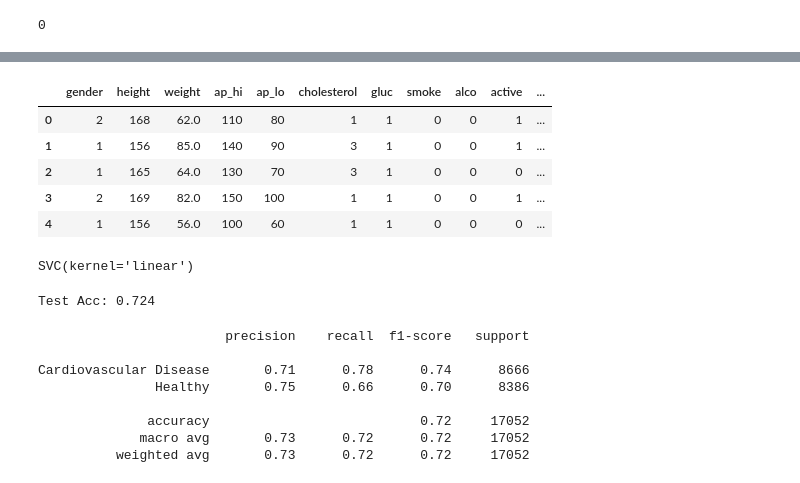
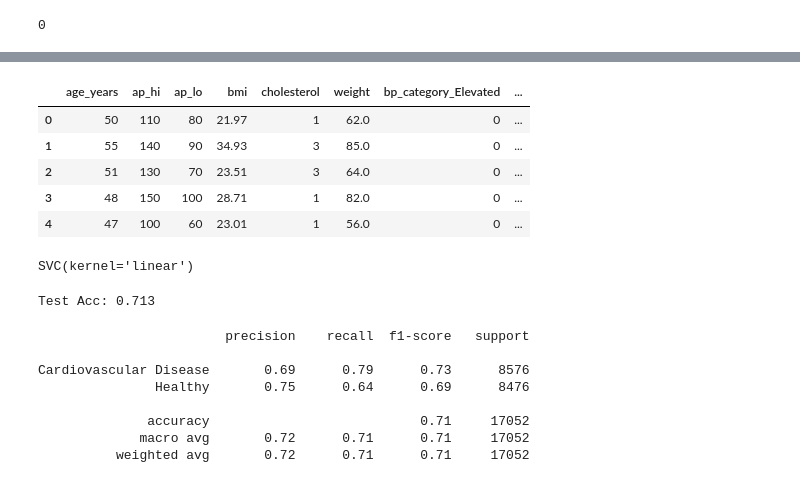
Before and after one commit to brandonhayes13/Project_4, a Jupyter notebook: Cardiovascular_disease.ipynb, the cells around one changed output, grey strips where cells are left out. Cells and saved outputs as stored; diff of their text form; code cells hidden in the pictures.

```diff
--- a/Cardiovascular_disease.ipynb
+++ b/Cardiovascular_disease.ipynb
@@ -324,17 +390,17 @@ target = cvd_df['cardio']
 target_names = ['Cardiovascular Disease', 'Healthy']
 # %%
 # Get the features.
-data = cvd_df.drop(columns= ['cardio', 'id'], axis=1)
+data = cvd_df.drop(columns= ['cardio', 'id', 'height', 'active', 'gluc', 'gender', 'alco', 'smoke'], axis=1)
 data = pd.get_dummies(data, dtype='int')
 feature_names = data.columns
 data.head()
 # %% [output]
-|  | gender | height | weight | ap_hi | ap_lo | cholesterol | gluc | smoke | alco | active | ... |
-| 0 | 2 | 168 | 62.0 | 110 | 80 | 1 | 1 | 0 | 0 | 1 | ... |
-| 1 | 1 | 156 | 85.0 | 140 | 90 | 3 | 1 | 0 | 0 | 1 | ... |
-| 2 | 1 | 165 | 64.0 | 130 | 70 | 3 | 1 | 0 | 0 | 0 | ... |
-| 3 | 2 | 169 | 82.0 | 150 | 100 | 1 | 1 | 0 | 0 | 1 | ... |
-| 4 | 1 | 156 | 56.0 | 100 | 60 | 1 | 1 | 0 | 0 | 0 | ... |
+|  | age_years | ap_hi | ap_lo | bmi | cholesterol | weight | bp_category_Elevated | ... |
+| 0 | 50 | 110 | 80 | 21.97 | 1 | 62.0 | 0 | ... |
+| 1 | 55 | 140 | 90 | 34.93 | 3 | 85.0 | 0 | ... |
+| 2 | 51 | 130 | 70 | 23.51 | 3 | 64.0 | 0 | ... |
+| 3 | 48 | 150 | 100 | 28.71 | 1 | 82.0 | 0 | ... |
+| 4 | 47 | 100 | 60 | 23.01 | 1 | 56.0 | 0 | ... |
 # %%
 # Split data into training and testing
 from sklearn.model_selection import train_test_split
@@ -350,7 +416,7 @@ SVC(kernel='linear')
 # Model Accuracy
 print('Test Acc: %.3f' % model.score(X_test, y_test))
 # %% [output]
-Test Acc: 0.724
+Test Acc: 0.713
 # %%
 # Calculate the classification report
 predictions = model.predict(X_test)
@@ -359,12 +425,12 @@ print(classification_report(y_test, predictions,
 # %% [output]
                         precision    recall  f1-score   support
 
-Cardiovascular Disease       0.71      0.78      0.74      8666
-               Healthy       0.75      0.66      0.70      8386
+Cardiovascular Disease       0.69      0.79      0.73      8576
+               Healthy       0.75      0.64      0.69      8476
 
-              accuracy                           0.72     17052
-             macro avg       0.73      0.72      0.72     17052
-          weighted avg       0.73      0.72      0.72     17052
+              accuracy                           0.71     17052
+             macro avg       0.72      0.71      0.71     17052
+          weighted avg       0.72      0.71      0.71     17052
 # %%
 # Used cross validation to find the best value for the number of neighbors for the KneighborsClassifier
 # Found this method at https://www.datacamp.com/tutorial/k-nearest-neighbor-classification-scikit-learn
```
Also changed, not shown: parts of 31 cells of this notebook, 3 other files.
